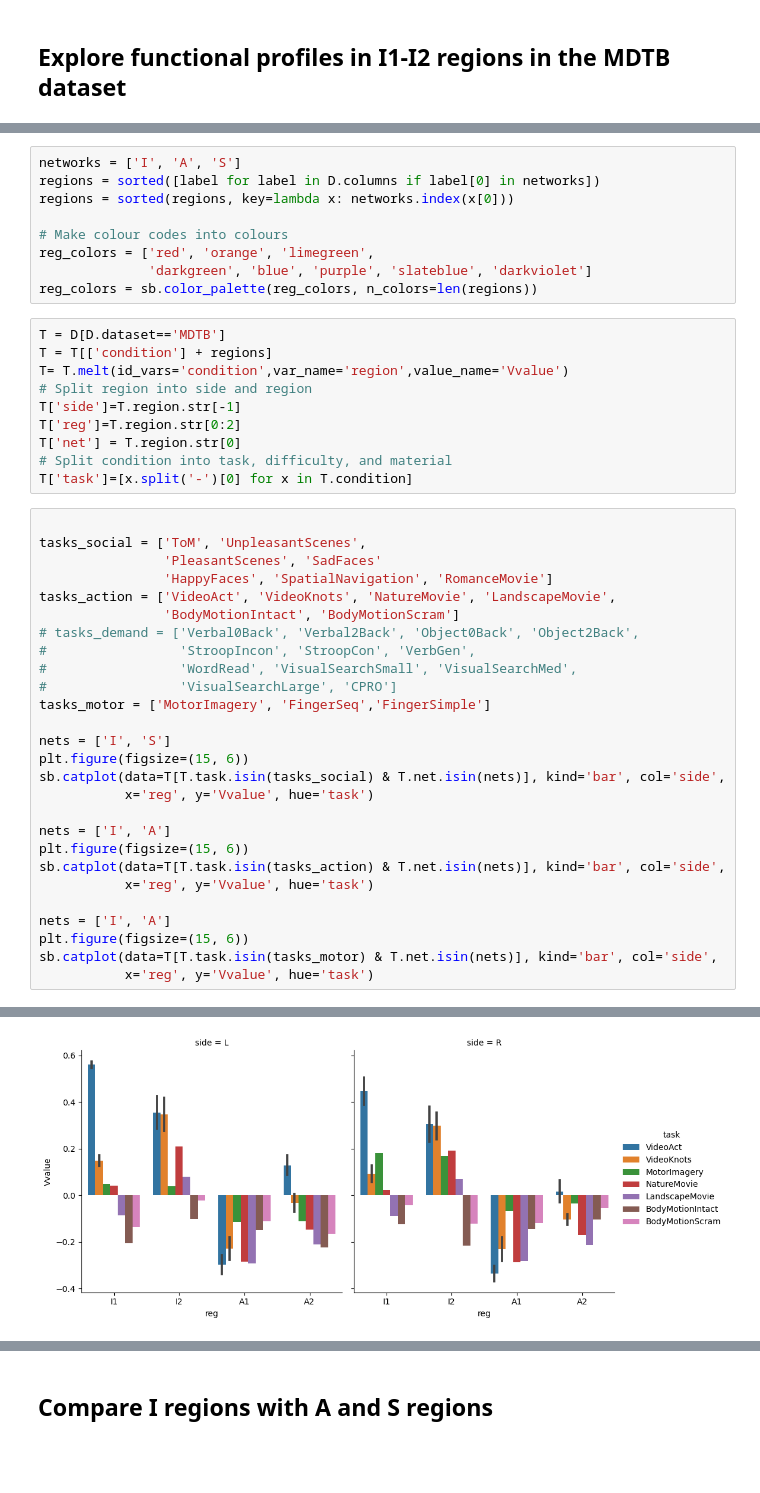
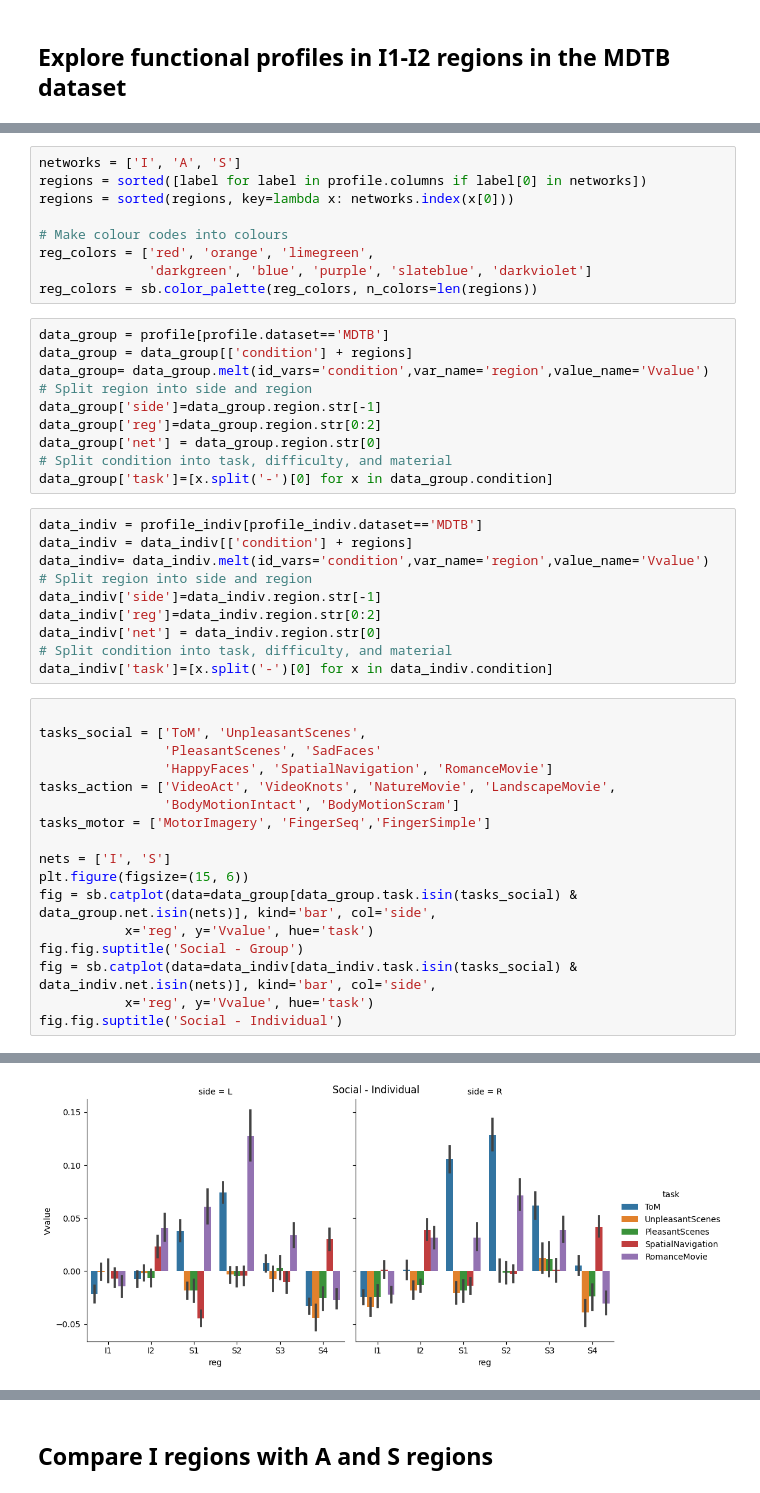
Before and after one commit to DiedrichsenLab/ProbabilisticParcellation, a Jupyter notebook: notebooks/atlas_paper/functional_profiles_introspection.ipynb, the cells around one changed output, grey strips where cells are left out. Saved outputs shown, nothing was run; the diff lists cells and outputs as text; blank space fills up the shorter version.

```diff
--- a/notebooks/atlas_paper/functional_profiles_introspection.ipynb
+++ b/notebooks/atlas_paper/functional_profiles_introspection.ipynb
@@ -145,6 +127,6 @@ D = pd.read_csv(base_dir + 'Profiles/' +
 # %%
 networks = ['I', 'A', 'S']
-regions = sorted([label for label in D.columns if label[0] in networks])
+regions = sorted([label for label in profile.columns if label[0] in networks])
 regions = sorted(regions, key=lambda x: networks.index(x[0]))
 
 # Make colour codes into colours
@@ -152,15 +134,25 @@ reg_colors = ['red', 'orange', 'limegreen',
               'darkgreen', 'blue', 'purple', 'slateblue', 'darkviolet']
 reg_colors = sb.color_palette(reg_colors, n_colors=len(regions))
 # %%
-T = D[D.dataset=='MDTB']
-T = T[['condition'] + regions]
-T= T.melt(id_vars='condition',var_name='region',value_name='Vvalue')
+data_group = profile[profile.dataset=='MDTB']
+data_group = data_group[['condition'] + regions]
+data_group= data_group.melt(id_vars='condition',var_name='region',value_name='Vvalue')
 # Split region into side and region
-T['side']=T.region.str[-1]
-T['reg']=T.region.str[0:2]
-T['net'] = T.region.str[0]
+data_group['side']=data_group.region.str[-1]
+data_group['reg']=data_group.region.str[0:2]
+data_group['net'] = data_group.region.str[0]
 # Split condition into task, difficulty, and material
-T['task']=[x.split('-')[0] for x in T.condition]
+data_group['task']=[x.split('-')[0] for x in data_group.condition]
+# %%
+data_indiv = profile_indiv[profile_indiv.dataset=='MDTB']
+data_indiv = data_indiv[['condition'] + regions]
+data_indiv= data_indiv.melt(id_vars='condition',var_name='region',value_name='Vvalue')
+# Split region into side and region
+data_indiv['side']=data_indiv.region.str[-1]
+data_indiv['reg']=data_indiv.region.str[0:2]
+data_indiv['net'] = data_indiv.region.str[0]
+# Split condition into task, difficulty, and material
+data_indiv['task']=[x.split('-')[0] for x in data_indiv.condition]
 # %%
 
 tasks_social = ['ToM', 'UnpleasantScenes',
@@ -168,24 +160,14 @@ tasks_social = ['ToM', 'UnpleasantScenes',
                 'HappyFaces', 'SpatialNavigation', 'RomanceMovie']
 tasks_action = ['VideoAct', 'VideoKnots', 'NatureMovie', 'LandscapeMovie',
                 'BodyMotionIntact', 'BodyMotionScram']
-# tasks_demand = ['Verbal0Back', 'Verbal2Back', 'Object0Back', 'Object2Back',
-#                 'StroopIncon', 'StroopCon', 'VerbGen',
-#                 'WordRead', 'VisualSearchSmall', 'VisualSearchMed',
-#                 'VisualSearchLarge', 'CPRO']
 tasks_motor = ['MotorImagery', 'FingerSeq','FingerSimple']
 
 nets = ['I', 'S']
 plt.figure(figsize=(15, 6))
-sb.catplot(data=T[T.task.isin(tasks_social) & T.net.isin(nets)], kind='bar', col='side',
+fig = sb.catplot(data=data_group[data_group.task.isin(tasks_social) & data_group.net.isin(nets)], kind='bar', col='side',
            x='reg', y='Vvalue', hue='task')
-
-nets = ['I', 'A']
-plt.figure(figsize=(15, 6))
-sb.catplot(data=T[T.task.isin(tasks_action) & T.net.isin(nets)], kind='bar', col='side',
+fig.fig.suptitle('Social - Group')
+fig = sb.catplot(data=data_indiv[data_indiv.task.isin(tasks_social) & data_indiv.net.isin(nets)], kind='bar', col='side',
            x='reg', y='Vvalue', hue='task')
-
-nets = ['I', 'A']
-plt.figure(figsize=(15, 6))
-sb.catplot(data=T[T.task.isin(tasks_motor) & T.net.isin(nets)], kind='bar', col='side',
-           x='reg', y='Vvalue', hue='task')
+fig.fig.suptitle('Social - Individual')
 # %% [output]
@@ -196 +177 @@ sb.catplot(data=T[T.task.isin(tasks_motor) & T.net.isin(nets)], kind='bar', col=
-[figure, old version]
+[figure, new version]
```
Also changed, not shown: parts of 20 cells of this notebook.
